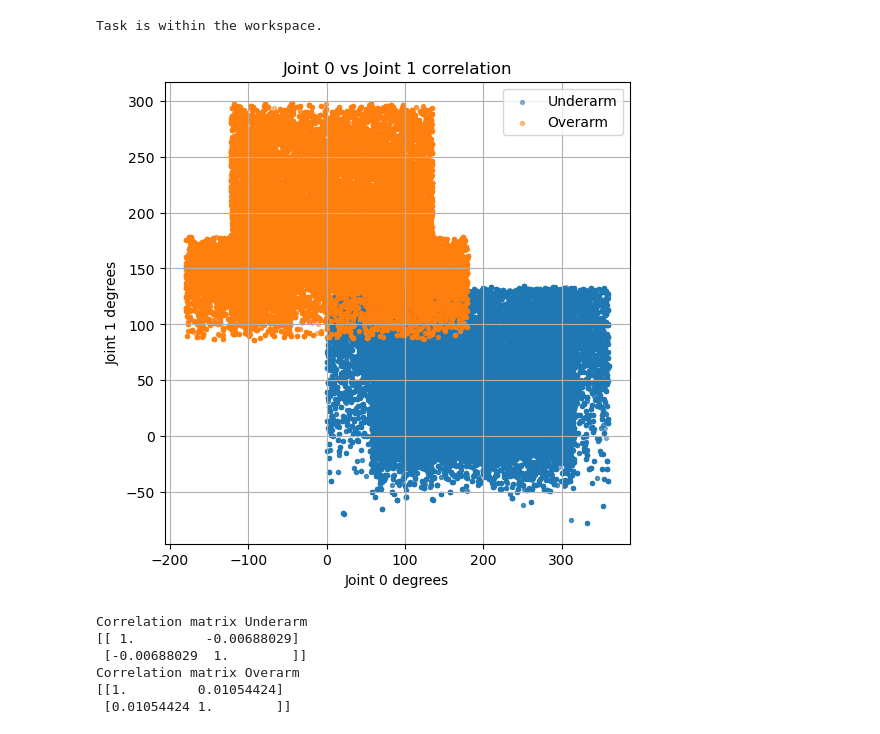
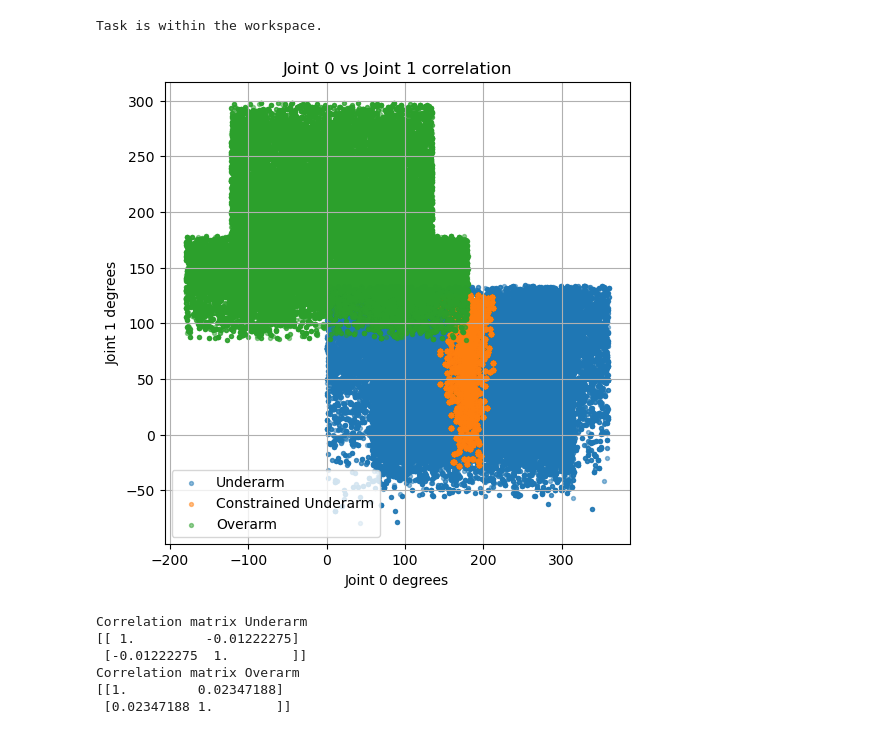
Before and after one commit to edxmorgan/floating-KinDyn, a Jupyter notebook: usage/robot_kinematics.ipynb, the cells around one changed output. Saved outputs shown, nothing was run; the diff lists cells and outputs as text; code cells hidden in the pictures.

```diff
--- a/usage/robot_kinematics.ipynb
+++ b/usage/robot_kinematics.ipynb
@@ -161,3 +157,21 @@ band_points = workspace_points[mask]
+# %%
+workspace_mask = np.logical_and.reduce([
+        workspace_wrt_vehicle_base[:, 0] > 0.25,
+        workspace_wrt_vehicle_base[:, 1] > -0.03,
+        workspace_wrt_vehicle_base[:, 1] < 0.03,
+        workspace_wrt_vehicle_base[:, 2] < -0.15,
+    ])
+
+constrained_workspace_wrt_vehicle_base = workspace_wrt_vehicle_base[workspace_mask]
+
+workspace_mask = np.logical_and.reduce([
+        workspace_wrt_arm_base[:, 0] > 0.04,
+        workspace_wrt_arm_base[:, 1] > -0.03,
+        workspace_wrt_arm_base[:, 1] < 0.03,
+        workspace_wrt_arm_base[:, 2] > 0.03,
+    ])
+
+constrained_workspace_wrt_arm_base = workspace_wrt_arm_base[workspace_mask]
 # %%
 # -------------------- Sampling --------------------
 def generate_rov_ellipsoid(a=0.5, b=0.3, c=0.2, num_points=10_000, center=(0,0,0), R=None, rng=None):
@@ -316,53 +344,64 @@ def sample_valid_workspace_points(k, valid_points):
     return valid_points[idx]
 # %%
 q012_fun_underarm, q012, p_base = alpha_params.build_analytic_underarm_ik_casadi()
+q012_fun_underarm.save("ik_eval.casadi")
 q012_fun_overarm, q012, p_base = alpha_params.build_analytic_overarm_ik_casadi()
 
-# Example
-samples = sample_valid_workspace_points(80000, positions_fx)
+# joint workspace
+samples = sample_valid_workspace_points(80000, workspace_wrt_arm_base)
 N = samples.shape[0]
+
+# vectorized IK evaluation for workspace points
 F_q012_underarm_fun = q012_fun_underarm.map(N)
 joint_workspace_underarm_samples = F_q012_underarm_fun(samples.T).T
-fk_eval_underarm_vec = fk_eval.map(N)
 
 F_q012_overarm_fun = q012_fun_overarm.map(N)
 joint_workspace_overarm_samples = F_q012_overarm_fun(samples.T).T
-fk_eval_overarm_vec = fk_eval.map(N)
-q012_fun_underarm.save("ik_eval.casadi")
+
+# constrained joint workspace
+constrained_samples = sample_valid_workspace_points(80000, constrained_workspace_wrt_arm_base)
+constrained_N = constrained_samples.shape[0]
+
+# vectorized IK evaluation for constrained workspace points
+constrained_F_q012_underarm_fun = q012_fun_underarm.map(constrained_N)
+constrained_joint_workspace_underarm_samples = constrained_F_q012_underarm_fun(constrained_samples.T).T
 # %%
 import matplotlib.pyplot as plt
 import numpy as np
 
 # convert rad to deg
 deg_under = np.degrees(joint_workspace_underarm_samples)
 deg_over  = np.degrees(joint_workspace_overarm_samples)
+constrained_deg_under = np.degrees(constrained_joint_workspace_underarm_samples)
 
 # extract joint 0 and joint 1 columns
 u0, u1 = deg_under[:,0], deg_under[:,1]
 o0, o1 = deg_over[:,0], deg_over[:,1]
+constrained_u0, constrained_u1 = constrained_deg_under[:,0], constrained_deg_under[:,1]
 
 # scatter correlation plot
 plt.figure(figsize=(6,6))
 plt.scatter(u0, u1, s=8, alpha=0.5, label='Underarm')
+plt.scatter(constrained_u0, constrained_u1, s=8, alpha=0.5, label='Constrained Underarm')
 plt.scatter(o0, o1, s=8, alpha=0.5, label='Overarm')
 
 plt.xlabel('Joint 0 degrees')
 plt.ylabel('Joint 1 degrees')
 plt.title('Joint 0 vs Joint 1 correlation')
 plt.legend()
 plt.grid(True)
 plt.show()
 
 print("Correlation matrix Underarm")
 print(np.corrcoef(u0, u1))
 
 print("Correlation matrix Overarm")
 print(np.corrcoef(o0, o1))
 # %% [output]
-[figure, old version]
+[figure, new version]
 Correlation matrix Underarm
-[[ 1.         -0.00688029]
- [-0.00688029  1.        ]]
+[[ 1.         -0.01222275]
+ [-0.01222275  1.        ]]
 Correlation matrix Overarm
-[[1.         0.01054424]
- [0.01054424 1.        ]]
+[[1.         0.02347188]
+ [0.02347188 1.        ]]
```
Also changed, not shown: parts of 3 cells of this notebook, 1 other file.
